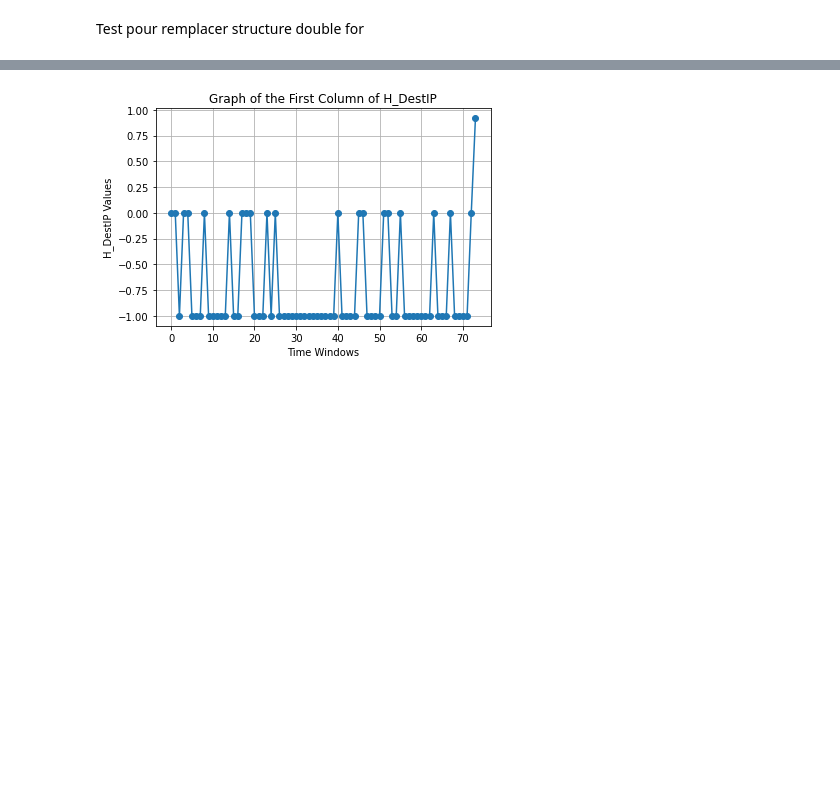
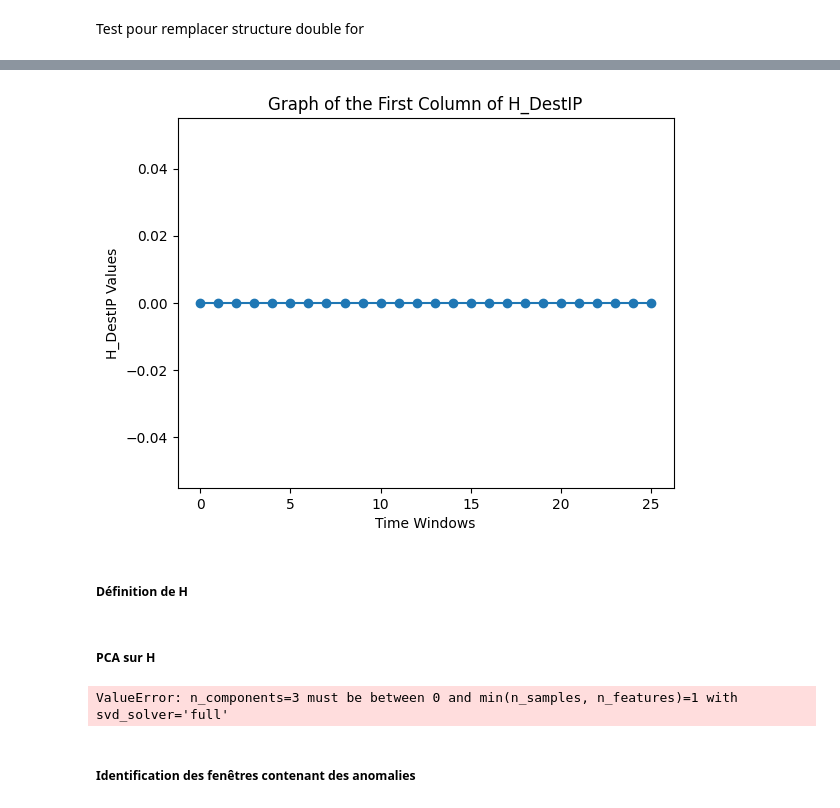
Before and after one commit to Veccoy/DetectIntrusion, a Jupyter notebook: LakhinaEntropy.ipynb, the cells around one changed output, grey strips where cells are left out. Saved outputs shown, nothing was run; the diff lists cells and outputs as text; code cells hidden in the pictures; blank space fills up the shorter version.

```diff
--- a/LakhinaEntropy.ipynb
+++ b/LakhinaEntropy.ipynb
@@ -459,0 +313,4 @@ odFlows StartTime            SrcAddr         DstAddr
+# %%
+testScenario = True
+### Sampling Window de 5 minutes
+SW = 5
@@ -460,14 +381,2 @@ odFlows StartTime            SrcAddr         DstAddr
 # %% [markdown]
 Test pour remplacer structure double for
-# %%
-def partial_entropy(serie):
-    return -np.sum(serie * np.log2(serie))
-
-odFlows = getOdFlows(scenario[:300000], 0)
-gb = odFlows.groupby(['StartTime', 'SrcAddr'])
-S = gb.sum()
-print("ok")
-partial_entropy = gb.agg(partial_entropy)
-print("ok")
-entropy = np.log2(S) - partial_entropy/S
-entropy
@@ -489,0 +434,13 @@ Name: TotPkts, Length: 119181, dtype: float64
+# %%
+# Reshape the DataFrame to a matrix
+H_DestIP_Numpy = H_DestIP.unstack(fill_value=0).to_numpy()
+
+# Compute the Frobenius norm
+frobenius_norm = np.linalg.norm(H_DestIP_Numpy, 'fro')
+print("Frobenius Norm:", frobenius_norm)
+
+print("Il y a ", np.count_nonzero(H_DestIP_Numpy == 0),"valeurs vides (=0)")
+print("Il y a ", np.size(H_DestIP_Numpy), "valeurs au total")
+H_DestIP_Numpy/=frobenius_norm
+print("H_DestIP_Numpy\n", H_DestIP_Numpy[:, 0],"\n")
+print("len(H_DestIP_Numpy[0])\n", len(H_DestIP_Numpy[0]),"\n")
@@ -490,13 +457,14 @@ Name: TotPkts, Length: 119181, dtype: float64
 # %%
 # Extract the first column
-first_column = H_DestIP[:, 0]
+first_column = H_DestIP_Numpy[:,103333]
 
 # Plot the first column
 plt.plot(first_column, marker='o', linestyle='-')
 plt.xlabel('Time Windows')
 plt.ylabel('H_DestIP Values')
 plt.title('Graph of the First Column of H_DestIP')
-plt.grid(True)
 plt.show()
 # %% [output]
-[figure, old version]
+[figure, new version]
+# %% [markdown]
+##### Définition de H
@@ -502,0 +473,12 @@ plt.show()
+# %% [markdown]
+##### PCA sur H
+# %%
+pca = PCA(n_components=3)
+pca.fit(H_DestIP_Numpy)
+H_DestIP_Normal = pca.transform(H_DestIP_Numpy)
+reconstruct = pca.inverse_transform(H_DestIP_Normal)
+H_DestIP_Residual=H_DestIP_Numpy-reconstruct
+# %% [output]
+ValueError: n_components=3 must be between 0 and min(n_samples, n_features)=1 with svd_solver='full'
+# %% [markdown]
+##### Identification des fenêtres contenant des anomalies
```
Also changed, not shown: parts of 13 cells of this notebook.
